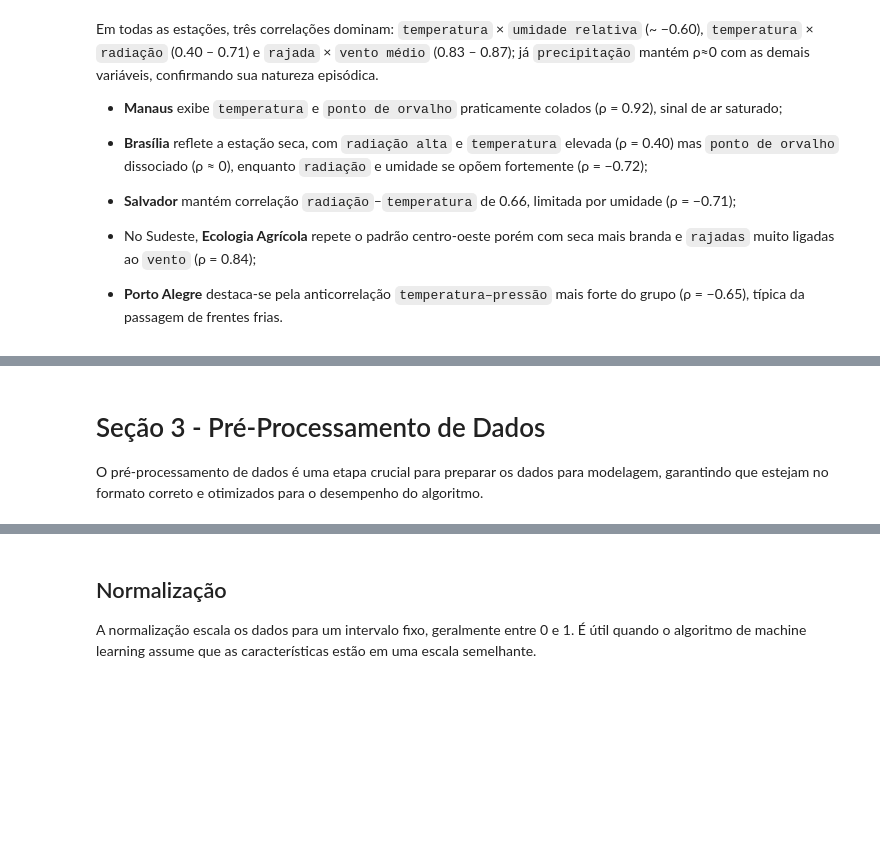
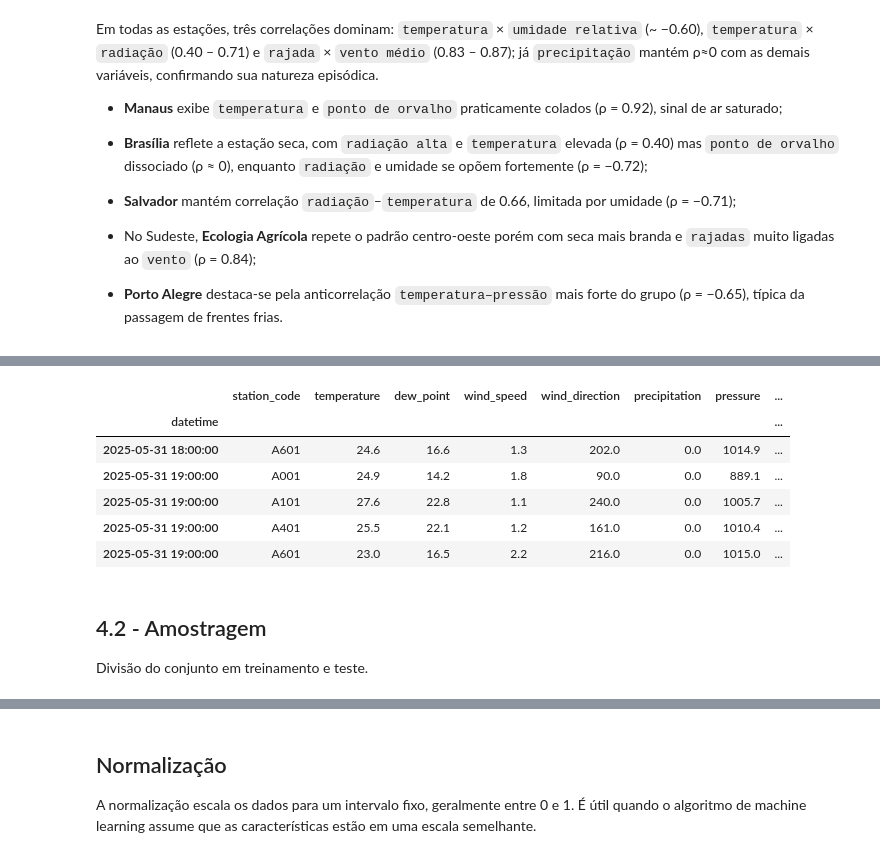
Before and after one commit to marcolinomsn/data_processing, a Jupyter notebook: Análise_de_Dados_e_Boas_Práticas_(40530010055_20250_01).ipynb, the cells around one changed output, grey strips where cells are left out. Cells and saved outputs as stored; diff of their text form; code cells hidden in the pictures; blank space fills up the shorter version.

```diff
--- a/Análise_de_Dados_e_Boas_Práticas_(40530010055_20250_01).ipynb
+++ b/Análise_de_Dados_e_Boas_Práticas_(40530010055_20250_01).ipynb
@@ -617,15 +621,2 @@ Em todas as estações, três correlações dominam: `temperatura` × `umidade r
 
 Adicionando coluna de amplitude térmica. Esse aspecto pode contribuir para a previsão, pois amplitudes grandes podem estar relacionadas a passagem de frente-fria ou a aquecimento diurno acentuado. Ambos os fenômenos podem resultar em precipitação.
-# %%
-def rolling_amp(s):
-    # Período mínimo de 12 leituras dentro das ultimas 24 horas. Se houver menos de 12 leituras não, a amplitude térmica é considerada nula.
-    return s.rolling("24h", min_periods=12).apply(lambda x: x.max() - x.min(), raw=True)
-
-def plus_2h(s):
-    shifted = s.reindex(s.index + pd.Timedelta(hours=2))
-    shifted.index = s.index
-    return shifted
-
-df_station["thermal_amplitude_24h"] = rolling_amp(df_station.temperature)
-df_station["precip_plus2h"] = plus_2h(df_station.precipitation)
-df_station = df_station.dropna()
@@ -668,6 +623,40 @@ plt.show()
-# %% [markdown]
-# Seção 3 - Pré-Processamento de Dados
-
-O pré-processamento de dados é uma etapa crucial para preparar os dados para modelagem, garantindo que estejam no formato correto e otimizados para o desempenho do algoritmo.
+# %%
+def plus_2h(s):
+    shifted = s.reindex(s.index + pd.Timedelta(hours=2))
+    shifted.index = s.index
+    return shifted
+
+
+def rolling_amp(s):
+    return (
+        s.sort_index()
+         .rolling("24h", min_periods=12)
+         .apply(lambda x: x.max() - x.min(), raw=True)
+    )
+
+
+valid_dataset = (
+    valid_dataset.sort_index()
+      .groupby("station_code", group_keys=False)
+      .apply(
+          lambda g: g.assign(
+              thermal_amplitude_24h = rolling_amp(g["temperature"]),
+              precip_plus2h         = plus_2h(g["precipitation"])
+          ),
+      )
+      .dropna(subset=["thermal_amplitude_24h", "precip_plus2h"])
+)
+valid_dataset.tail()
+# %% [output]
+|  | station_code | temperature | dew_point | wind_speed | wind_direction | precipitation | pressure | ... |
+| datetime |  |  |  |  |  |  |  | ... |
+| 2025-05-31 18:00:00 | A601 | 24.6 | 16.6 | 1.3 | 202.0 | 0.0 | 1014.9 | ... |
+| 2025-05-31 19:00:00 | A001 | 24.9 | 14.2 | 1.8 | 90.0 | 0.0 | 889.1 | ... |
+| 2025-05-31 19:00:00 | A101 | 27.6 | 22.8 | 1.1 | 240.0 | 0.0 | 1005.7 | ... |
+| 2025-05-31 19:00:00 | A401 | 25.5 | 22.1 | 1.2 | 161.0 | 0.0 | 1010.4 | ... |
+| 2025-05-31 19:00:00 | A601 | 23.0 | 16.5 | 2.2 | 216.0 | 0.0 | 1015.0 | ... |
+# %% [markdown]
+## 4.2 - Amostragem
+Divisão do conjunto em treinamento e teste.
 # %%
 # Dividir os dados em conjuntos de treino e teste
```
Also changed, not shown: parts of 9 cells of this notebook.
